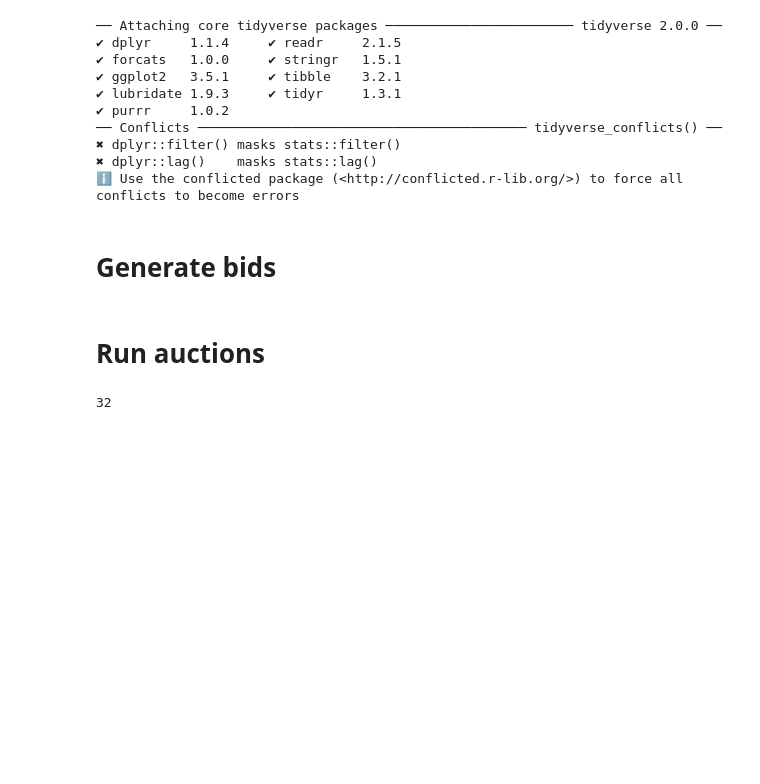
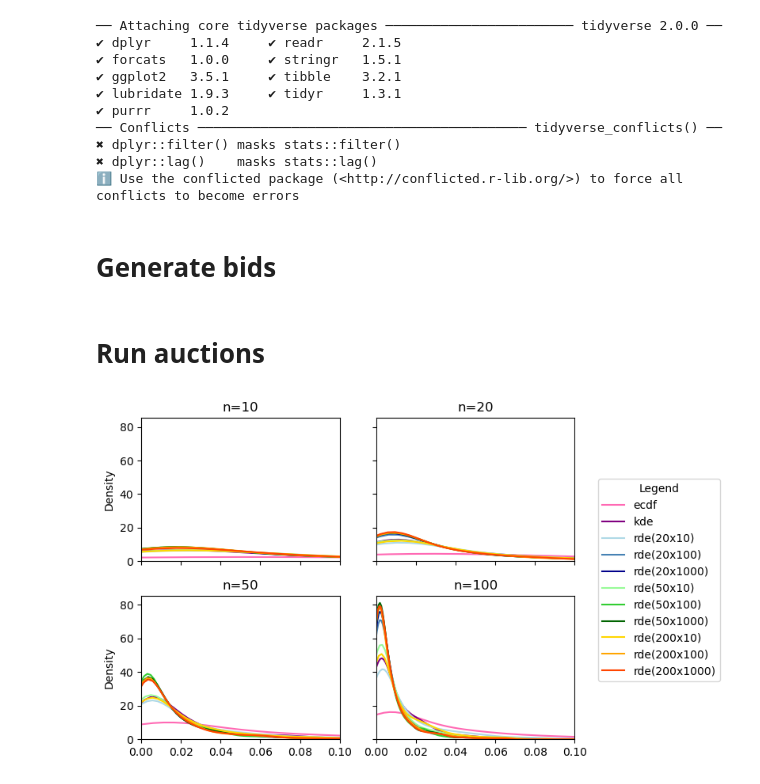
Before and after one commit to yingqi-gao/MAPP, a Jupyter notebook: simulations.ipynb, the cells around one changed output. Saved outputs shown, nothing was run; the diff lists cells and outputs as text; code cells hidden in the pictures; blank space fills up the shorter version.

Commit message:
Debugged negative regrets and updated with kdeplots instead of boxplots

```diff
--- a/simulations.ipynb
+++ b/simulations.ipynb
@@ -54,42 +55,37 @@ pareto_bids_dict = simulate_bids(
 dist_names = ["truncnorm", "truncexpon", "truncpareto"]
 bids_dicts = [norm_bids_dict, expon_bids_dict, pareto_bids_dict]
 ns = [10, 20, 50, 100]
-N_trains = [50, 100]
-n_trains = [100, 200, 500]
+N_trains = [25, 50, 200]
+n_trains = [10, 100, 1000]
 # %%
 regrets_dict = {}
 for i, dist_name in enumerate(dist_names):
     regrets_to_plot = []
     for n in ns:
-        regrets_to_plot.append(
-            np.hstack(simulate_regrets(bids_dicts[i], "ecdf", N=1000, n=n))
-        )
-        regrets_to_plot.append(
-            np.hstack(simulate_regrets(bids_dicts[i], "kde", N=1000, n=n))
-        )
+        regrets_to_plot.append(simulate_regrets(bids_dicts[i], "ecdf", N=1000, n=n))
+        regrets_to_plot.append(simulate_regrets(bids_dicts[i], "kde", N=1000, n=n))
         for N_train in N_trains:
             for n_train in n_trains:
                 regrets_to_plot.append(
-                    np.hstack(
-                        simulate_regrets(
-                            bids_dicts[i],
-                            "rde",
-                            N=1000,
-                            n=n,
-                            N_train=N_train,
-                            n_train=n_train,
-                        )
+                    simulate_regrets(
+                        bids_dicts[i],
+                        "rde",
+                        N=1000,
+                        n=n,
+                        N_train=N_train,
+                        n_train=n_train,
                     )
                 )
     regrets_dict[dist_name] = regrets_to_plot
-# %%
-# plt.boxplot(regrets_dict["truncnorm"])
-len(regrets_dict["truncnorm"])
-# %% [output]
-32
 # %%
 import pickle
 
 # Write object to a file
 with open("regrets.pkl", "wb") as file:
     pickle.dump(regrets_dict, file)
+# %%
+import pickle
+
+# Read object back from the file
+with open("regrets.pkl", "rb") as file:
+    regrets_dict = pickle.load(file)
@@ -95,0 +140,4 @@ with open("regrets.pkl", "wb") as file:
+# %%
+regrets_plot(regrets_dict["truncnorm"])
+# %% [output]
+[figure, added]
```
Also changed, not shown: parts of 5 cells of this notebook, 3 other files.
